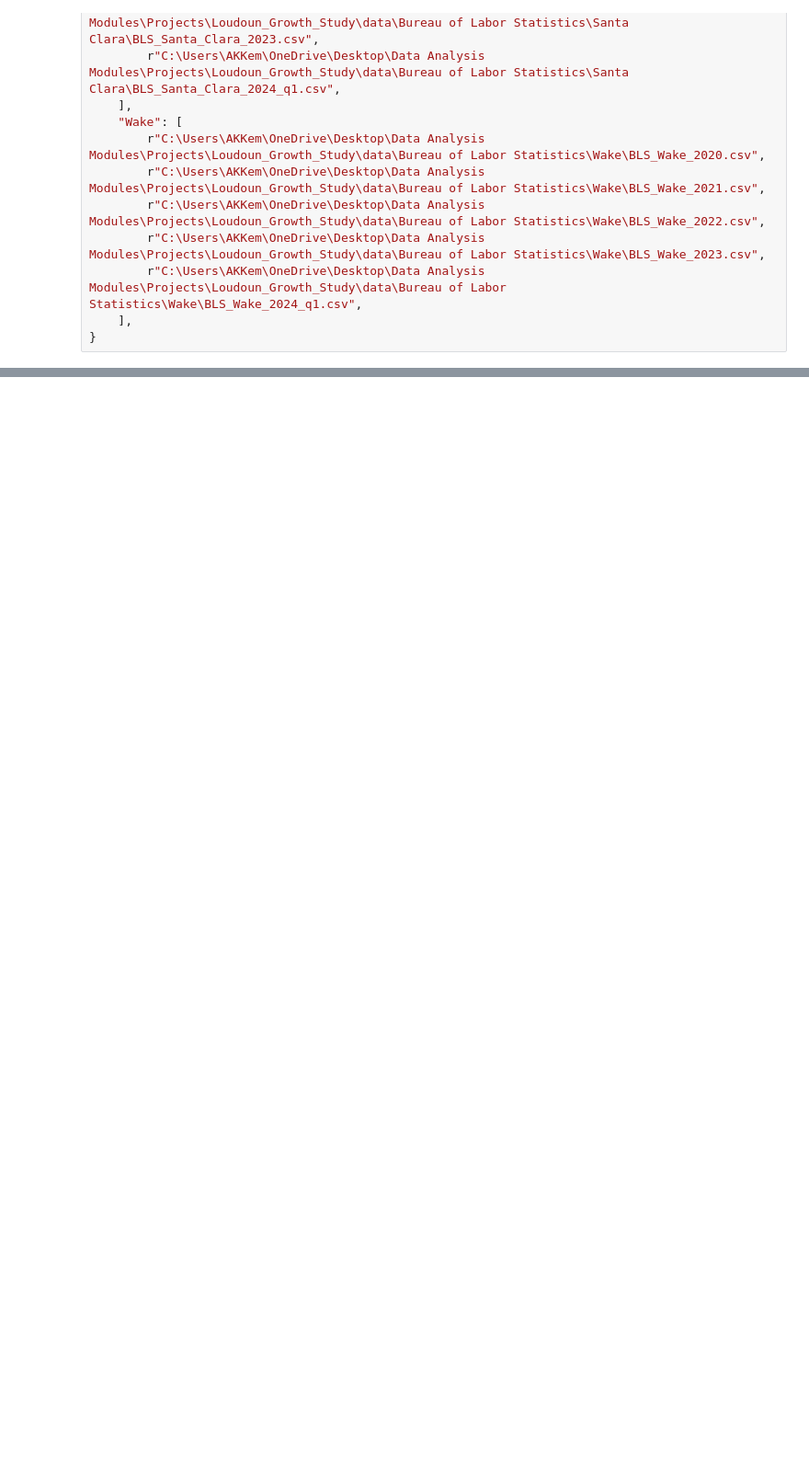
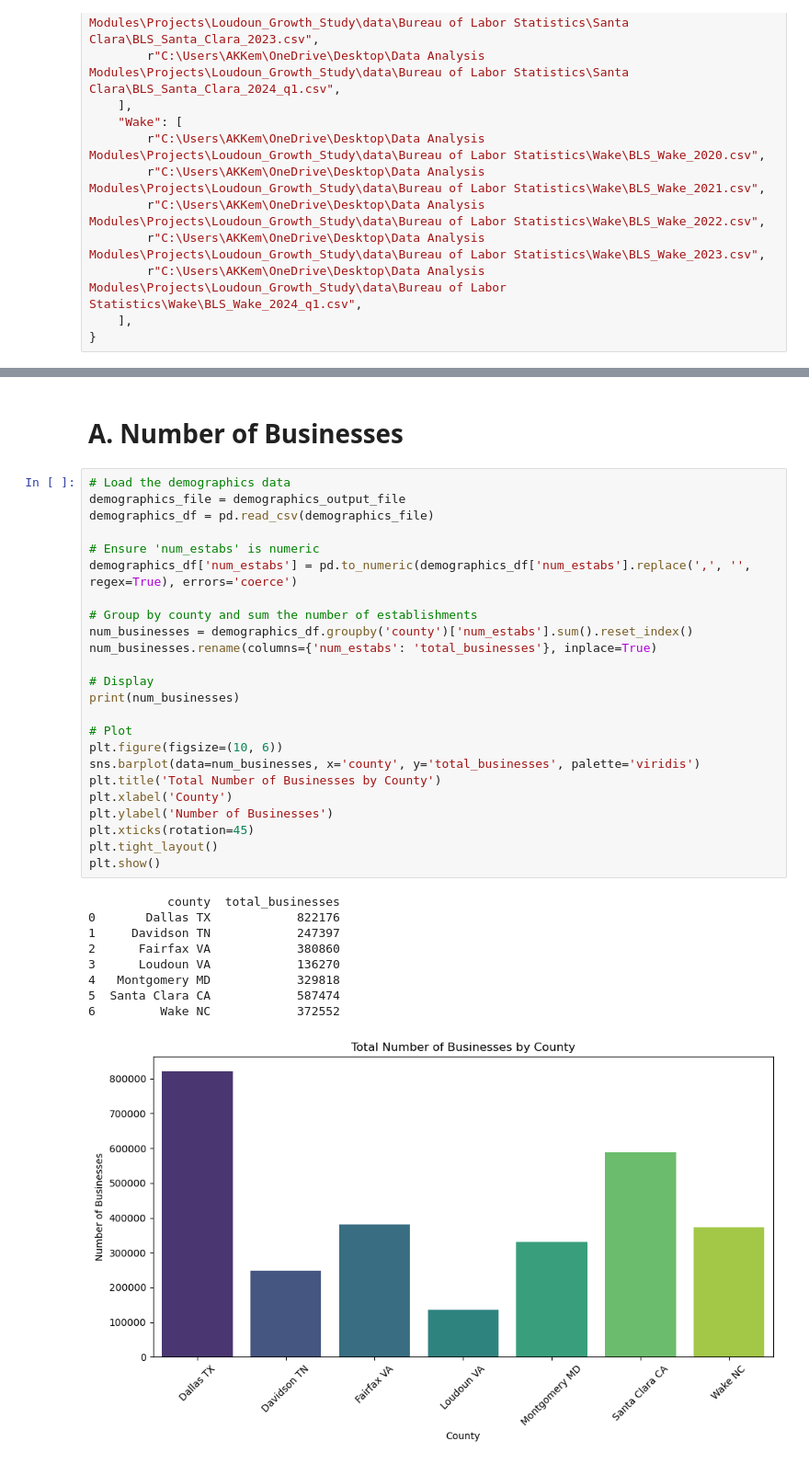
Before and after one commit to Akemp787/Loudoun_County_Growth_Study, a Jupyter notebook: notebooks/Loudoun County Growth Study.ipynb, the cells around one changed output, grey strips where cells are left out. Shown at 92% size. Saved outputs shown, nothing was run; the diff lists cells and outputs as text; blank space fills up the shorter version.

Commit message:
Visualizations V1

```diff
--- a/notebooks/Loudoun County Growth Study.ipynb
+++ b/notebooks/Loudoun County Growth Study.ipynb
@@ -508,0 +514,36 @@ Census Data:
+# %% [markdown]
+# A. Number of Businesses
+# %%
+# Load the demographics data
+demographics_file = demographics_output_file
+demographics_df = pd.read_csv(demographics_file)
+
+# Ensure 'num_estabs' is numeric
+demographics_df['num_estabs'] = pd.to_numeric(demographics_df['num_estabs'].replace(',', '', regex=True), errors='coerce')
+
+# Group by county and sum the number of establishments
+num_businesses = demographics_df.groupby('county')['num_estabs'].sum().reset_index()
+num_businesses.rename(columns={'num_estabs': 'total_businesses'}, inplace=True)
+
+# Display
+print(num_businesses)
+
+# Plot
+plt.figure(figsize=(10, 6))
+sns.barplot(data=num_businesses, x='county', y='total_businesses', palette='viridis')
+plt.title('Total Number of Businesses by County')
+plt.xlabel('County')
+plt.ylabel('Number of Businesses')
+plt.xticks(rotation=45)
+plt.tight_layout()
+plt.show()
+# %% [output]
+           county  total_businesses
+0       Dallas TX            822176
+1     Davidson TN            247397
+2      Fairfax VA            380860
+3      Loudoun VA            136270
+4   Montgomery MD            329818
+5  Santa Clara CA            587474
+6         Wake NC            372552
+[figure, added]
```
Also changed, not shown: parts of 29 cells of this notebook, 51 other files.
